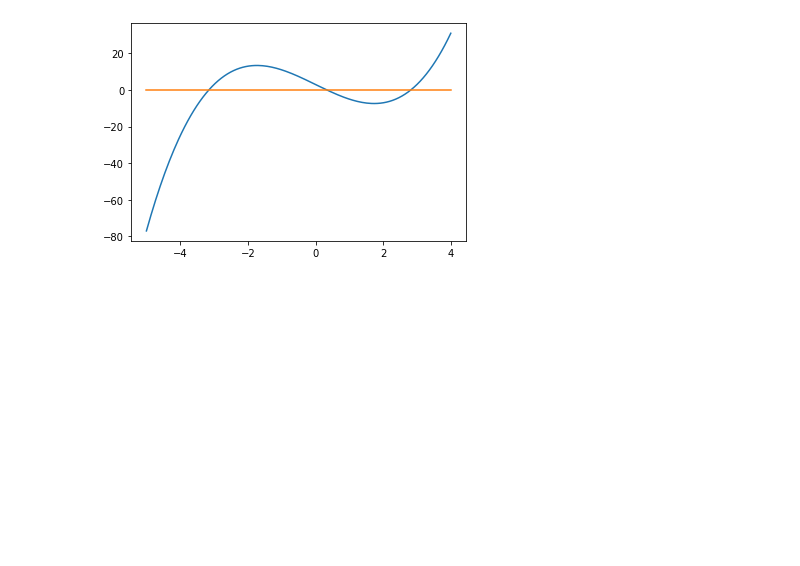
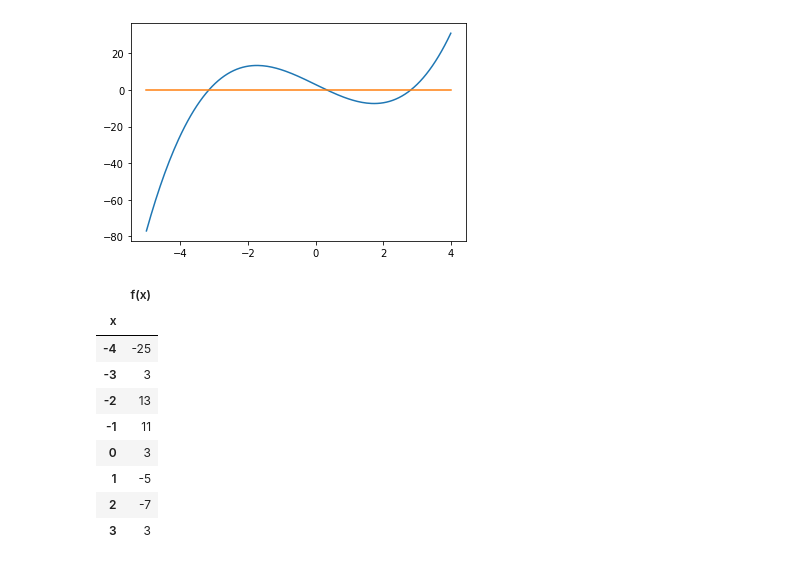
Before and after one commit to viniciusdenovaes/Unip212CM, a Jupyter notebook: prototipo/cap02_metodo01.ipynb, the cells around one changed output. Cells and saved outputs as stored; diff of their text form; code cells hidden in the pictures; blank space fills up the shorter version.

```diff
--- a/prototipo/cap02_metodo01.ipynb
+++ b/prototipo/cap02_metodo01.ipynb
@@ -80,3 +68,27 @@ plt.plot(valores_igualmente_espacados, np.zeros(len(valores_igualmente_espacados
 # %% [output]
 [<matplotlib.lines.Line2D at 0x...>]
 [figure]
+# %%
+x = []
+y = []
+
+for i in range(-4, 4):
+    x.append(i)
+    y.append(f(i))
+
+tabela = pd.DataFrame({'x': x, 'f(x)': y})
+# %%
+tabela.set_index('x', inplace=True)
+# %%
+tabela
+# %% [output]
+|  | f(x) |
+| x |  |
+| -4 | -25 |
+| -3 | 3 |
+| -2 | 13 |
+| -1 | 11 |
+| 0 | 3 |
+| 1 | -5 |
+| 2 | -7 |
+| 3 | 3 |
```
Also changed, not shown: parts of 14 cells of this notebook.
